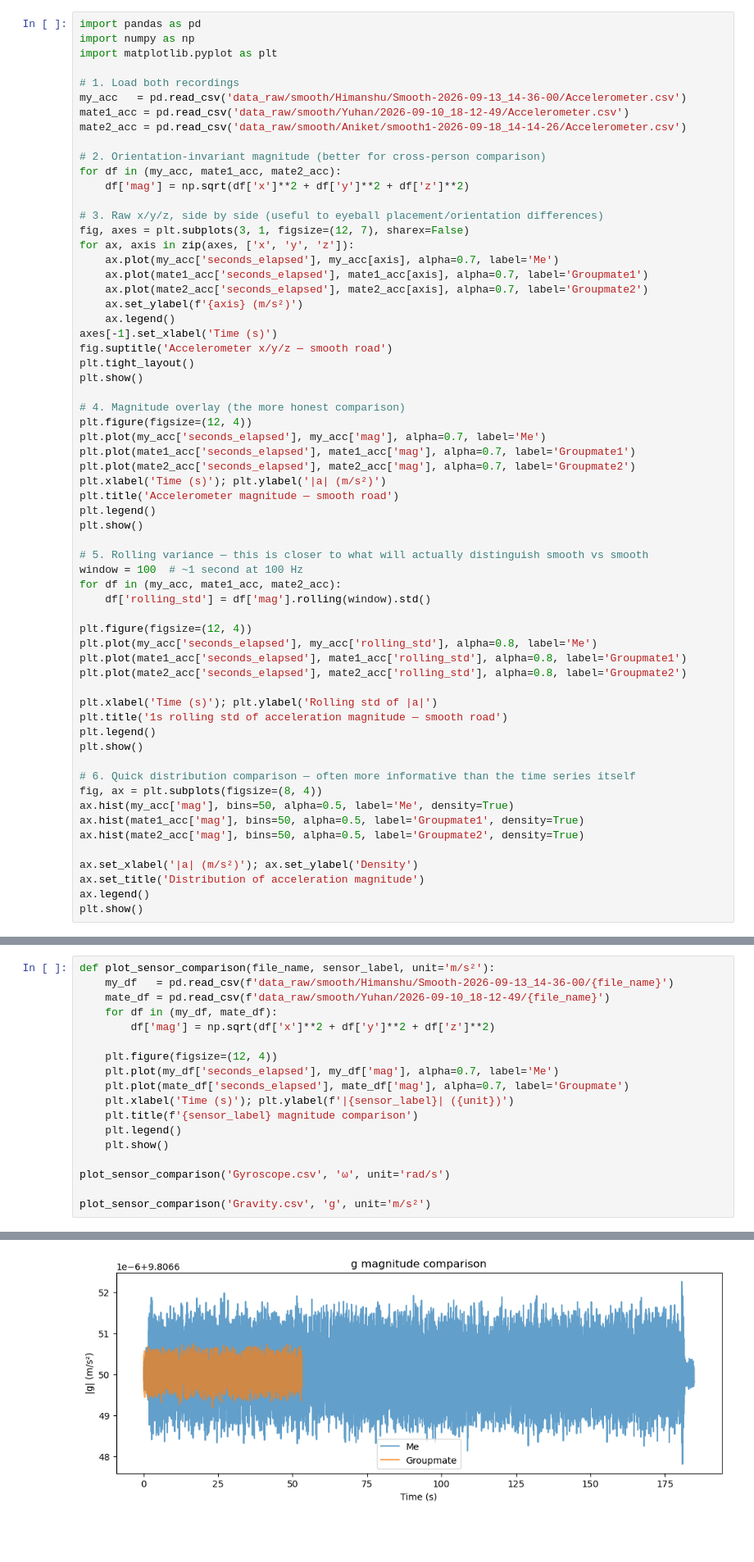
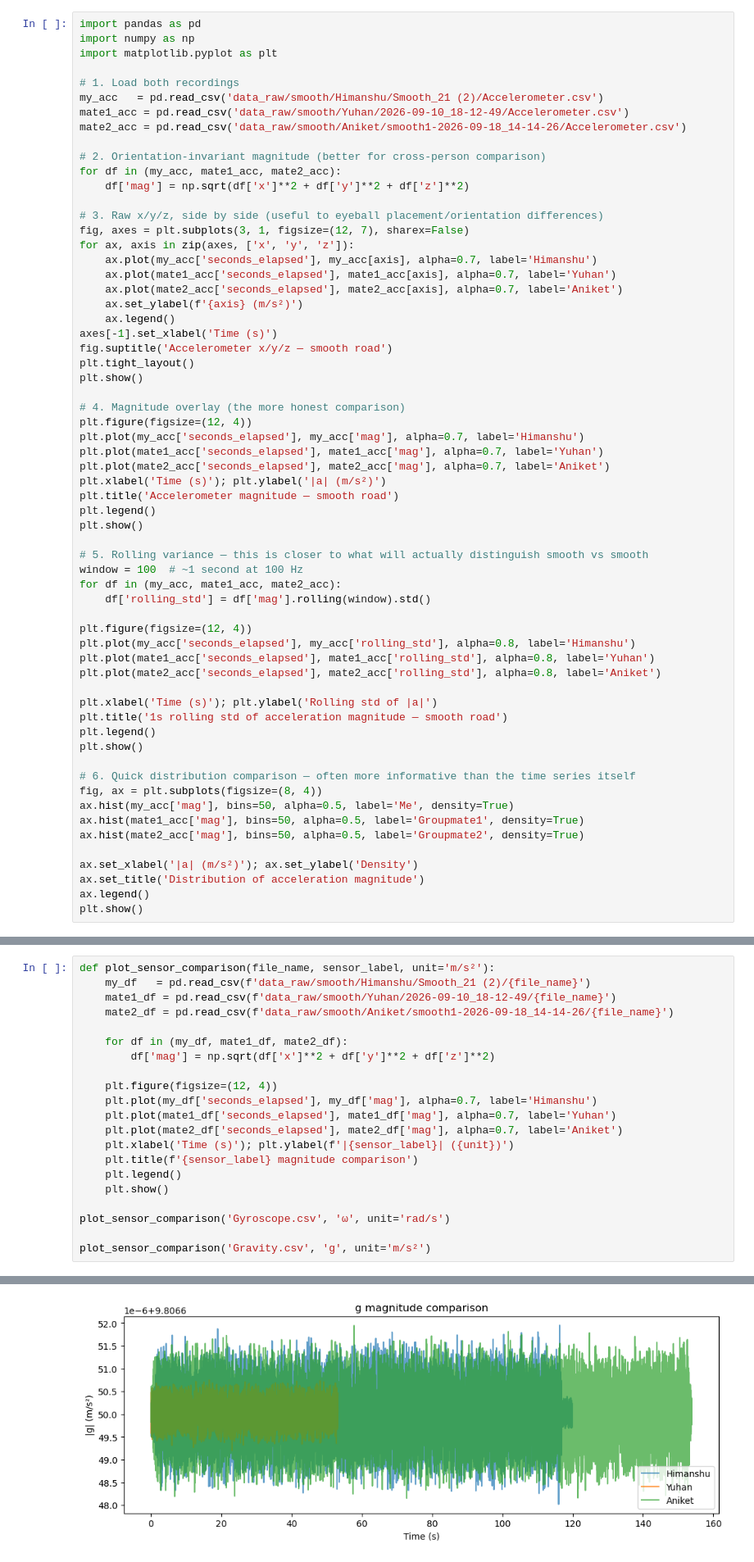
Before and after one commit to HeKaY-boy/bike-lane-quality-assessment, a Jupyter notebook: Smooth_data_Notebook.ipynb, the cells around one changed output, grey strips where cells are left out. Shown at 82% size. Cells and saved outputs as stored; diff of their text form; blank space fills up the shorter version.

Commit message:
Smooth data updated

```diff
--- a/Smooth_data_Notebook.ipynb
+++ b/Smooth_data_Notebook.ipynb
@@ -4,7 +4,7 @@ import numpy as np
 import matplotlib.pyplot as plt
 
 # 1. Load both recordings
-my_acc   = pd.read_csv('data_raw/smooth/Himanshu/Smooth-2026-09-13_14-36-00/Accelerometer.csv')
+my_acc   = pd.read_csv('data_raw/smooth/Himanshu/Smooth_21 (2)/Accelerometer.csv')
 mate1_acc = pd.read_csv('data_raw/smooth/Yuhan/2026-09-10_18-12-49/Accelerometer.csv')
 mate2_acc = pd.read_csv('data_raw/smooth/Aniket/smooth1-2026-09-18_14-14-26/Accelerometer.csv')
 
@@ -15,9 +15,9 @@ for df in (my_acc, mate1_acc, mate2_acc):
 # 3. Raw x/y/z, side by side (useful to eyeball placement/orientation differences)
 fig, axes = plt.subplots(3, 1, figsize=(12, 7), sharex=False)
 for ax, axis in zip(axes, ['x', 'y', 'z']):
-    ax.plot(my_acc['seconds_elapsed'], my_acc[axis], alpha=0.7, label='Me')
-    ax.plot(mate1_acc['seconds_elapsed'], mate1_acc[axis], alpha=0.7, label='Groupmate1')
-    ax.plot(mate2_acc['seconds_elapsed'], mate2_acc[axis], alpha=0.7, label='Groupmate2')
+    ax.plot(my_acc['seconds_elapsed'], my_acc[axis], alpha=0.7, label='Himanshu')
+    ax.plot(mate1_acc['seconds_elapsed'], mate1_acc[axis], alpha=0.7, label='Yuhan')
+    ax.plot(mate2_acc['seconds_elapsed'], mate2_acc[axis], alpha=0.7, label='Aniket')
     ax.set_ylabel(f'{axis} (m/s²)')
     ax.legend()
 axes[-1].set_xlabel('Time (s)')
@@ -27,9 +27,9 @@ plt.show()
 
 # 4. Magnitude overlay (the more honest comparison)
 plt.figure(figsize=(12, 4))
-plt.plot(my_acc['seconds_elapsed'], my_acc['mag'], alpha=0.7, label='Me')
-plt.plot(mate1_acc['seconds_elapsed'], mate1_acc['mag'], alpha=0.7, label='Groupmate1')
-plt.plot(mate2_acc['seconds_elapsed'], mate2_acc['mag'], alpha=0.7, label='Groupmate2')
+plt.plot(my_acc['seconds_elapsed'], my_acc['mag'], alpha=0.7, label='Himanshu')
+plt.plot(mate1_acc['seconds_elapsed'], mate1_acc['mag'], alpha=0.7, label='Yuhan')
+plt.plot(mate2_acc['seconds_elapsed'], mate2_acc['mag'], alpha=0.7, label='Aniket')
 plt.xlabel('Time (s)'); plt.ylabel('|a| (m/s²)')
 plt.title('Accelerometer magnitude — smooth road')
 plt.legend()
@@ -41,9 +41,9 @@ for df in (my_acc, mate1_acc, mate2_acc):
     df['rolling_std'] = df['mag'].rolling(window).std()
 
 plt.figure(figsize=(12, 4))
-plt.plot(my_acc['seconds_elapsed'], my_acc['rolling_std'], alpha=0.8, label='Me')
-plt.plot(mate1_acc['seconds_elapsed'], mate1_acc['rolling_std'], alpha=0.8, label='Groupmate1')
-plt.plot(mate2_acc['seconds_elapsed'], mate2_acc['rolling_std'], alpha=0.8, label='Groupmate2')
+plt.plot(my_acc['seconds_elapsed'], my_acc['rolling_std'], alpha=0.8, label='Himanshu')
+plt.plot(mate1_acc['seconds_elapsed'], mate1_acc['rolling_std'], alpha=0.8, label='Yuhan')
+plt.plot(mate2_acc['seconds_elapsed'], mate2_acc['rolling_std'], alpha=0.8, label='Aniket')
 
 plt.xlabel('Time (s)'); plt.ylabel('Rolling std of |a|')
 plt.title('1s rolling std of acceleration magnitude — smooth road')
@@ -68,13 +68,16 @@ plt.show()
 # %%
 def plot_sensor_comparison(file_name, sensor_label, unit='m/s²'):
-    my_df   = pd.read_csv(f'data_raw/smooth/Himanshu/Smooth-2026-09-13_14-36-00/{file_name}')
-    mate_df = pd.read_csv(f'data_raw/smooth/Yuhan/2026-09-10_18-12-49/{file_name}')
-    for df in (my_df, mate_df):
+    my_df   = pd.read_csv(f'data_raw/smooth/Himanshu/Smooth_21 (2)/{file_name}')
+    mate1_df = pd.read_csv(f'data_raw/smooth/Yuhan/2026-09-10_18-12-49/{file_name}')
+    mate2_df = pd.read_csv(f'data_raw/smooth/Aniket/smooth1-2026-09-18_14-14-26/{file_name}')
+
+    for df in (my_df, mate1_df, mate2_df):
         df['mag'] = np.sqrt(df['x']**2 + df['y']**2 + df['z']**2)
 
     plt.figure(figsize=(12, 4))
-    plt.plot(my_df['seconds_elapsed'], my_df['mag'], alpha=0.7, label='Me')
-    plt.plot(mate_df['seconds_elapsed'], mate_df['mag'], alpha=0.7, label='Groupmate')
+    plt.plot(my_df['seconds_elapsed'], my_df['mag'], alpha=0.7, label='Himanshu')
+    plt.plot(mate1_df['seconds_elapsed'], mate1_df['mag'], alpha=0.7, label='Yuhan')
+    plt.plot(mate2_df['seconds_elapsed'], mate2_df['mag'], alpha=0.7, label='Aniket')
     plt.xlabel('Time (s)'); plt.ylabel(f'|{sensor_label}| ({unit})')
     plt.title(f'{sensor_label} magnitude comparison')
     plt.legend()
@@ -88 +91 @@ plot_sensor_comparison('Gravity.csv', 'g', unit='m/s²')
-[figure, old version]
+[figure, new version]
```
Also changed, not shown: parts of 2 cells of this notebook, 14 other files.
